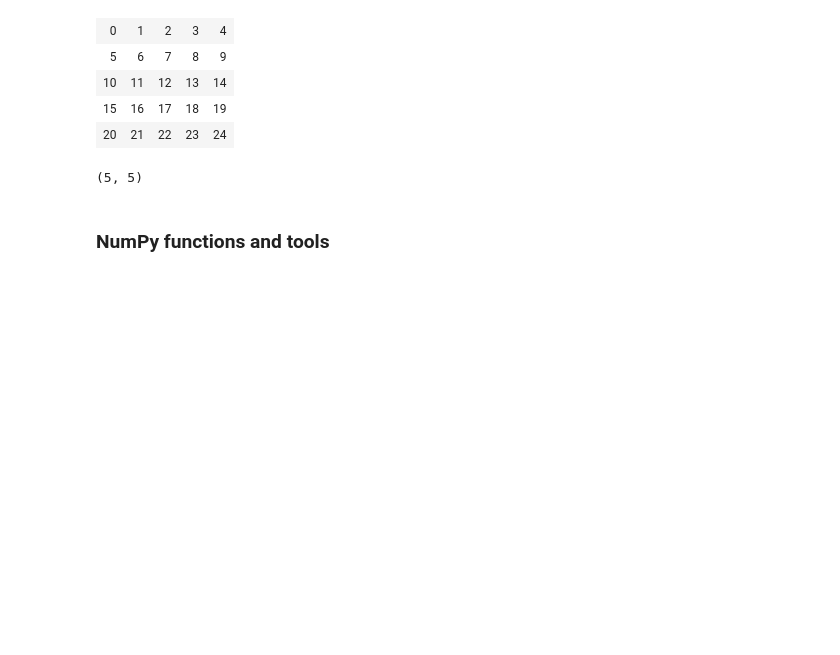
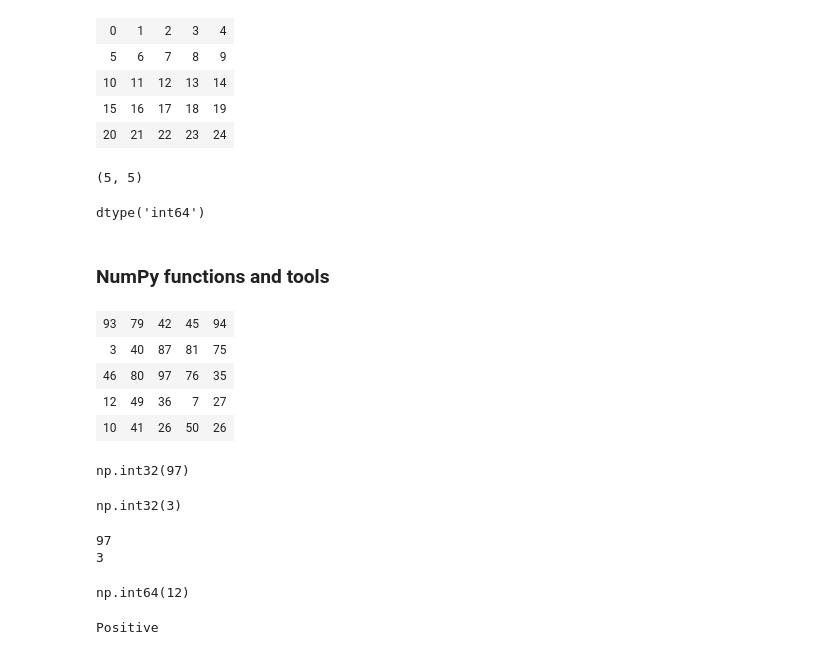
Before and after one commit to tuomasvaltanenLUAS/DataAnalytics2026, a Jupyter notebook: lecture2_numpy/numpy_examples1.ipynb, the cells around one changed output. Drawn from its saved outputs; the diff is of its cells as text; code cells hidden in the pictures; blank space fills up the shorter version.

```diff
--- a/lecture2_numpy/numpy_examples1.ipynb
+++ b/lecture2_numpy/numpy_examples1.ipynb
@@ -296,5 +296,74 @@ data
 data.shape
 # %% [output]
 (5, 5)
+# %%
+# sometimes you also need to check what is the datatype
+# a common bug => data looks like a number, but it's a text/object instead
+data.dtype
+# %% [output]
+dtype('int64')
 # %% [markdown]
 ### NumPy functions and tools
+# %%
+# some example data, random numbers between 1-100, 25 numbers => 5 x 5 matrix
+data = np.random.randint(0, 100, 25).reshape(5, 5)
+data
+# %% [output]
+| 93 | 79 | 42 | 45 | 94 |
+| 3 | 40 | 87 | 81 | 75 |
+| 46 | 80 | 97 | 76 | 35 |
+| 12 | 49 | 36 | 7 | 27 |
+| 10 | 41 | 26 | 50 | 26 |
+# %%
+# getting the largest value in the dataset
+max_value = data.max()
+max_value
+# %% [output]
+np.int32(97)
+# %%
+# getting the smallest value in the dataset
+min_value = data.min()
+min_value
+# %% [output]
+np.int32(3)
+# %%
+# if you want remove the np.int32() wrapper
+# from the print => just print directly
+print(max_value)
+print(min_value)
+# %% [output]
+97
+3
+# %%
+# argmax gives only a position as if the data was a vector (list)
+# not needed commonly, except some specialized ML cases, see below
+data.argmax()
+# %% [output]
+np.int64(12)
+# %%
+# imaginary example, but realistic
+
+# this example, we recognized hotel feedback, and
+# whether it has a negative, neutral or positive tone
+
+# indeces: 0 => negative, 1 => neutral, 2 => positive
+
+# in AI code, we usually save the actual names of the values
+# since it's easier to understand when our code outputs "Neutral"
+# instead of 1
+categories = ["Negative", "Neutral", "Positive"]
+
+# this is an imaginary output from a classification hotel feedback model
+predictions = [0.37, 0.53, 0.97]
+
+# convert into NumPy -array
+data = np.array(predictions)
+
+# get the index with the highest prediction in the list
+highest_index = data.argmax()
+
+# get the actual description of this result from the categories
+result = categories[highest_index]
+print(result)
+# %% [output]
+Positive
```
Also changed, not shown: parts of 5 cells of this notebook.
